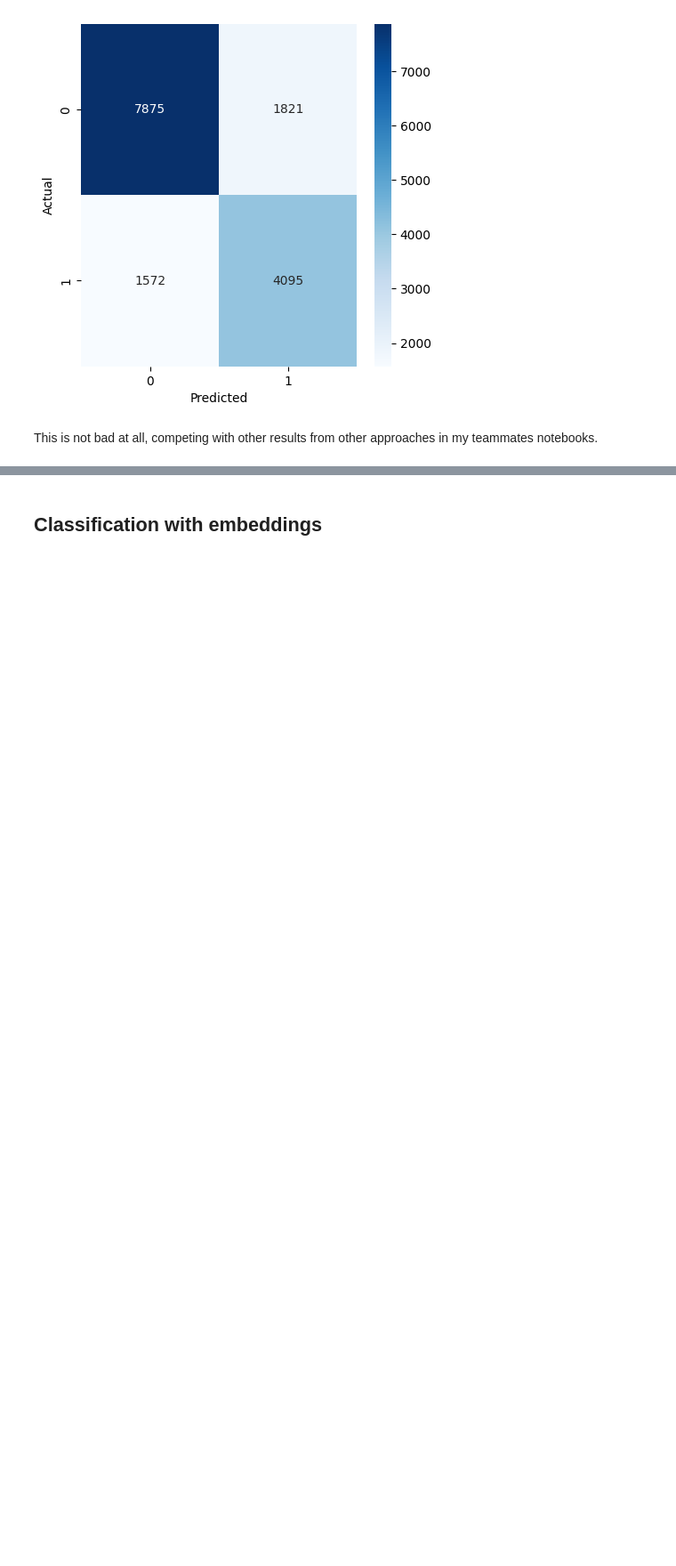
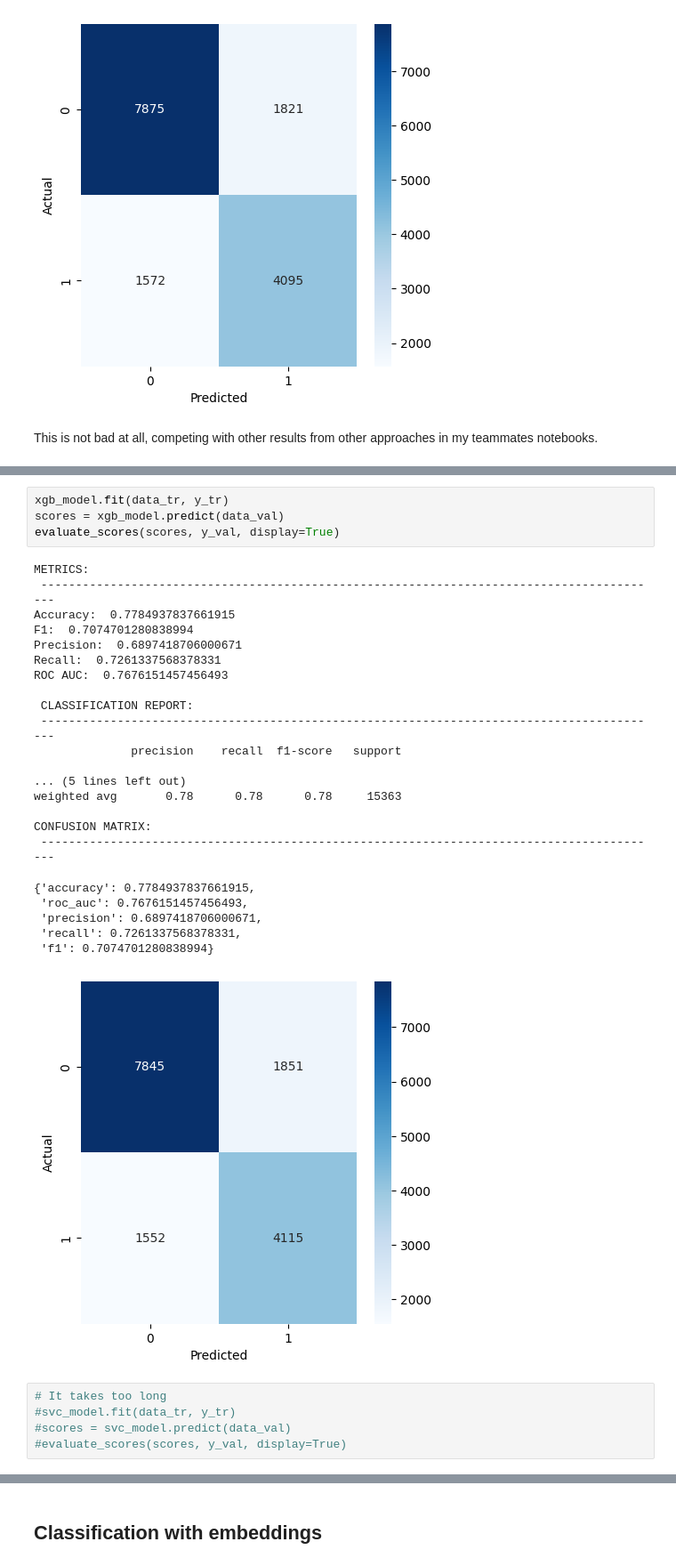
Before and after one commit to ClaudiaValverde/quora-challenge, a Jupyter notebook: utils_joel.ipynb, the cells around one changed output, grey strips where cells are left out. Shown at 89% size. Saved outputs shown, nothing was run; the diff lists cells and outputs as text; blank space fills up the shorter version.

```diff
--- a/utils_joel.ipynb
+++ b/utils_joel.ipynb
@@ -380,0 +441,33 @@ This is not bad at all, competing with other results from other approaches in my
+# %%
+xgb_model.fit(data_tr, y_tr)
+scores = xgb_model.predict(data_val)
+evaluate_scores(scores, y_val, display=True)
+# %% [output]
+METRICS:
+ ------------------------------------------------------------------------------------------
+Accuracy:  0.7784937837661915
+F1:  0.7074701280838994
+Precision:  0.6897418706000671
+Recall:  0.7261337568378331
+ROC AUC:  0.7676151457456493
+
+ CLASSIFICATION REPORT:
+ ------------------------------------------------------------------------------------------
+              precision    recall  f1-score   support
+
+... (5 lines left out)
+weighted avg       0.78      0.78      0.78     15363
+
+CONFUSION MATRIX:
+ ------------------------------------------------------------------------------------------
+{'accuracy': 0.7784937837661915,
+ 'roc_auc': 0.7676151457456493,
+ 'precision': 0.6897418706000671,
+ 'recall': 0.7261337568378331,
+ 'f1': 0.7074701280838994}
+[figure, added]
+# %%
+# It takes too long
+#svc_model.fit(data_tr, y_tr)
+#scores = svc_model.predict(data_val)
+#evaluate_scores(scores, y_val, display=True)
```
Also changed, not shown: parts of 34 cells of this notebook.
